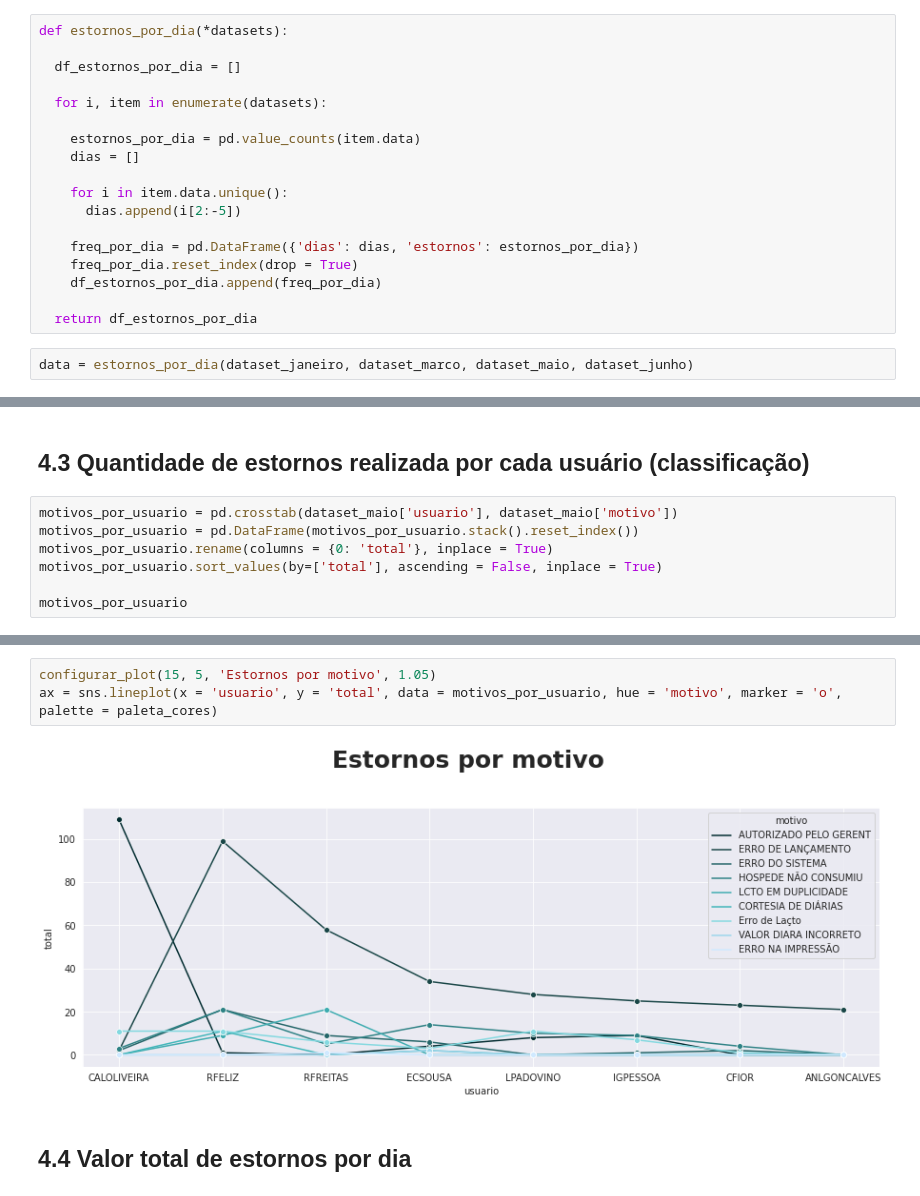
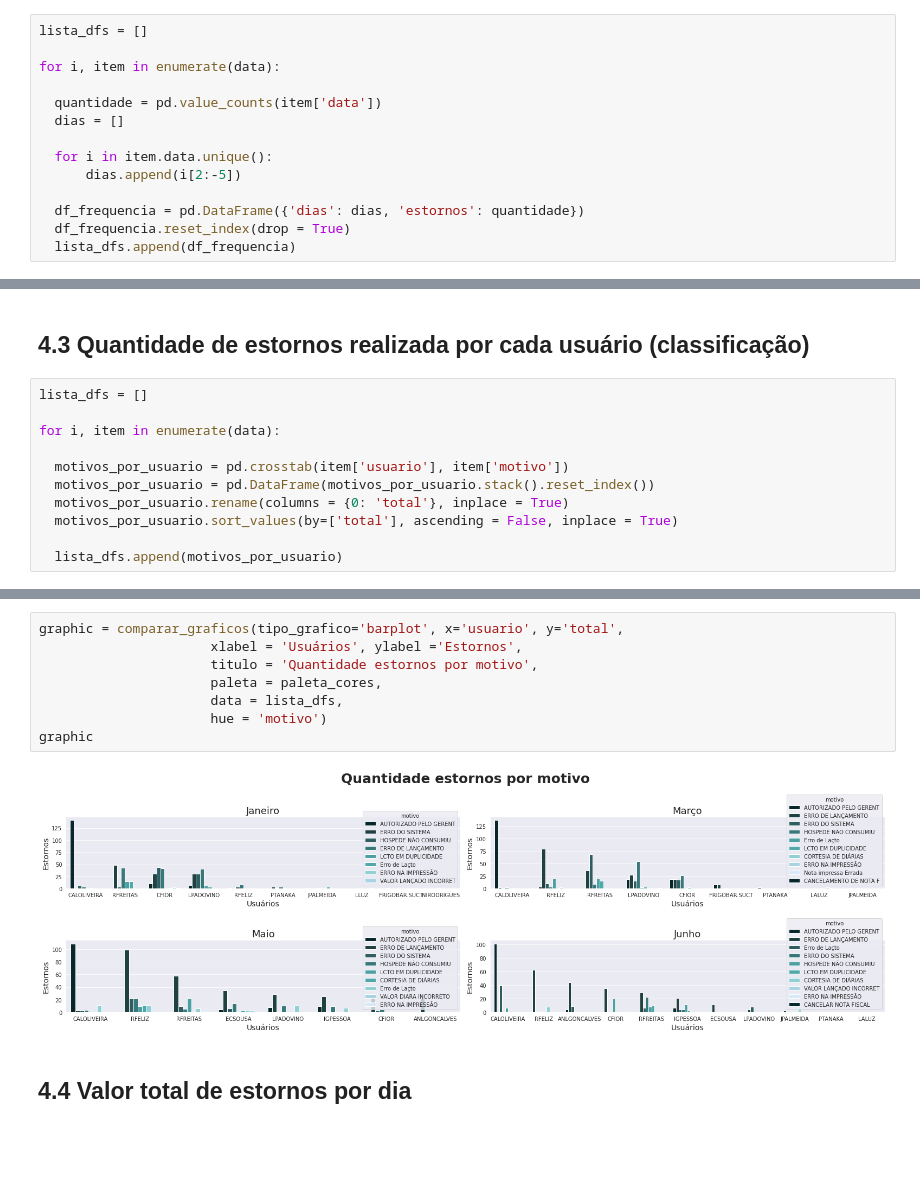
Before and after one commit to strawndri/slaviero-suct-data-analysis, a Jupyter notebook: Notebooks/analise_estornos.ipynb, the cells around one changed output, grey strips where cells are left out. Drawn from its saved outputs; the diff is of its cells as text; blank space fills up the shorter version.

```diff
--- a/Notebooks/analise_estornos.ipynb
+++ b/Notebooks/analise_estornos.ipynb
@@ -260,25 +257,19 @@ graphic
 # %% [markdown]
 ## 4.2 Quantidade de estornos diários
 # %%
-def estornos_por_dia(*datasets):
+lista_dfs = []
 
-  df_estornos_por_dia = []
+for i, item in enumerate(data):
 
-  for i, item in enumerate(datasets):
+  quantidade = pd.value_counts(item['data'])
+  dias = []
 
-    estornos_por_dia = pd.value_counts(item.data)
-    dias = []
-
-    for i in item.data.unique():
+  for i in item.data.unique():
       dias.append(i[2:-5])
 
-    freq_por_dia = pd.DataFrame({'dias': dias, 'estornos': estornos_por_dia})
-    freq_por_dia.reset_index(drop = True)
-    df_estornos_por_dia.append(freq_por_dia)
-
-  return df_estornos_por_dia
+  df_frequencia = pd.DataFrame({'dias': dias, 'estornos': quantidade})
+  df_frequencia.reset_index(drop = True)
+  lista_dfs.append(df_frequencia)
-# %%
-data = estornos_por_dia(dataset_janeiro, dataset_marco, dataset_maio, dataset_junho)
 # %%
 graphic = comparar_graficos(tipo_grafico='lineplot', x='dias', y='estornos',
                       xlabel = 'Dias', ylabel ='Estornos',
@@ -290,9 +281,13 @@ graphic
 # %% [markdown]
 ## 4.3 Quantidade de estornos realizada por cada usuário (classificação)
 # %%
-motivos_por_usuario = pd.crosstab(dataset_maio['usuario'], dataset_maio['motivo'])
-motivos_por_usuario = pd.DataFrame(motivos_por_usuario.stack().reset_index())
-motivos_por_usuario.rename(columns = {0: 'total'}, inplace = True)
-motivos_por_usuario.sort_values(by=['total'], ascending = False, inplace = True)
+lista_dfs = []
 
-motivos_por_usuario
+for i, item in enumerate(data):
+
+  motivos_por_usuario = pd.crosstab(item['usuario'], item['motivo'])
+  motivos_por_usuario = pd.DataFrame(motivos_por_usuario.stack().reset_index())
+  motivos_por_usuario.rename(columns = {0: 'total'}, inplace = True)
+  motivos_por_usuario.sort_values(by=['total'], ascending = False, inplace = True)
+
+  lista_dfs.append(motivos_por_usuario)
@@ -313,8 +294,13 @@ motivos_por_usuario
-# %%
-configurar_plot(15, 5, 'Estornos por motivo', 1.05)
-ax = sns.lineplot(x = 'usuario', y = 'total', data = motivos_por_usuario, hue = 'motivo', marker = 'o', palette = paleta_cores)
-# %% [output]
-[figure, removed]
+# %%
+graphic = comparar_graficos(tipo_grafico='barplot', x='usuario', y='total',
+                      xlabel = 'Usuários', ylabel ='Estornos',
+                      titulo = 'Quantidade estornos por motivo',
+                      paleta = paleta_cores,
+                      data = lista_dfs,
+                      hue = 'motivo')
+graphic
+# %% [output]
+[figure, added]
 # %% [markdown]
 ## 4.4 Valor total de estornos por dia
 # %%
```
Also changed, not shown: parts of 7 cells of this notebook.
